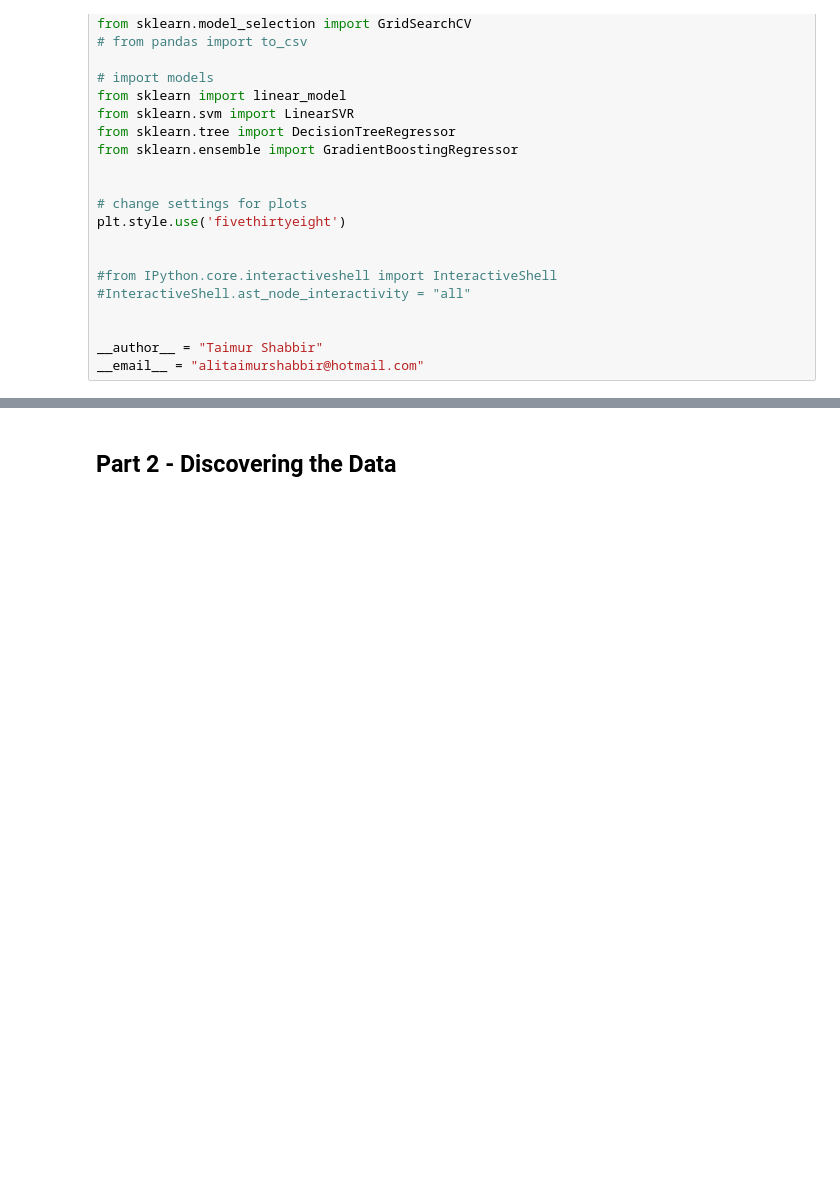
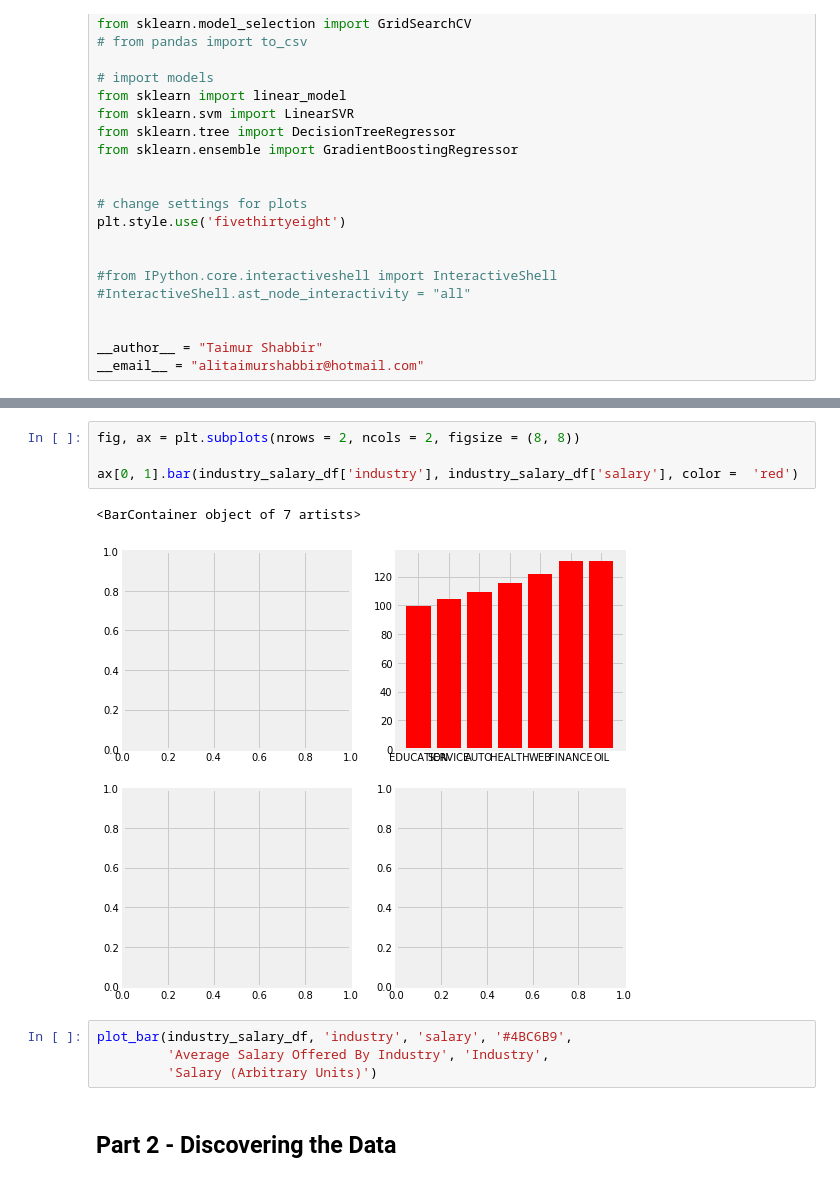
Before and after one commit to Taimur-Shabbir/salary-prediction, a Jupyter notebook: Notebook.ipynb, the cells around one changed output, grey strips where cells are left out. Saved outputs shown, nothing was run; the diff lists cells and outputs as text; blank space fills up the shorter version.

```diff
--- a/Notebook.ipynb
+++ b/Notebook.ipynb
@@ -41,3 +113,14 @@ __email__ = "alitaimurshabbir@hotmail.com"
+# %%
+fig, ax = plt.subplots(nrows = 2, ncols = 2, figsize = (8, 8))
+
+ax[0, 1].bar(industry_salary_df['industry'], industry_salary_df['salary'], color =  'red')
+# %% [output]
+<BarContainer object of 7 artists>
+[figure, added]
+# %%
+plot_bar(industry_salary_df, 'industry', 'salary', '#4BC6B9',
+         'Average Salary Offered By Industry', 'Industry',
+         'Salary (Arbitrary Units)')
 # %% [markdown]
 ## Part 2 - Discovering the Data
 # %% [markdown]
```
Also changed, not shown: parts of 11 cells of this notebook, 1 other file.
